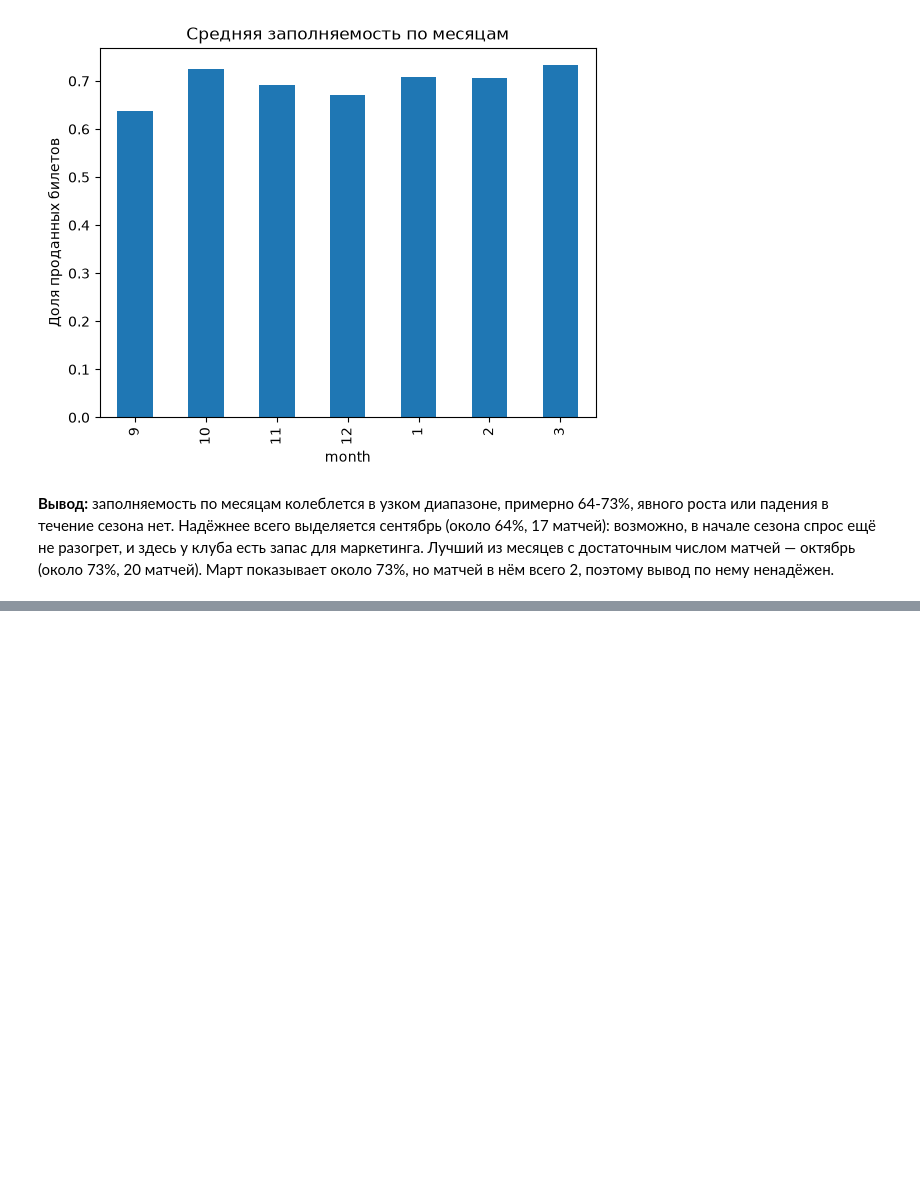
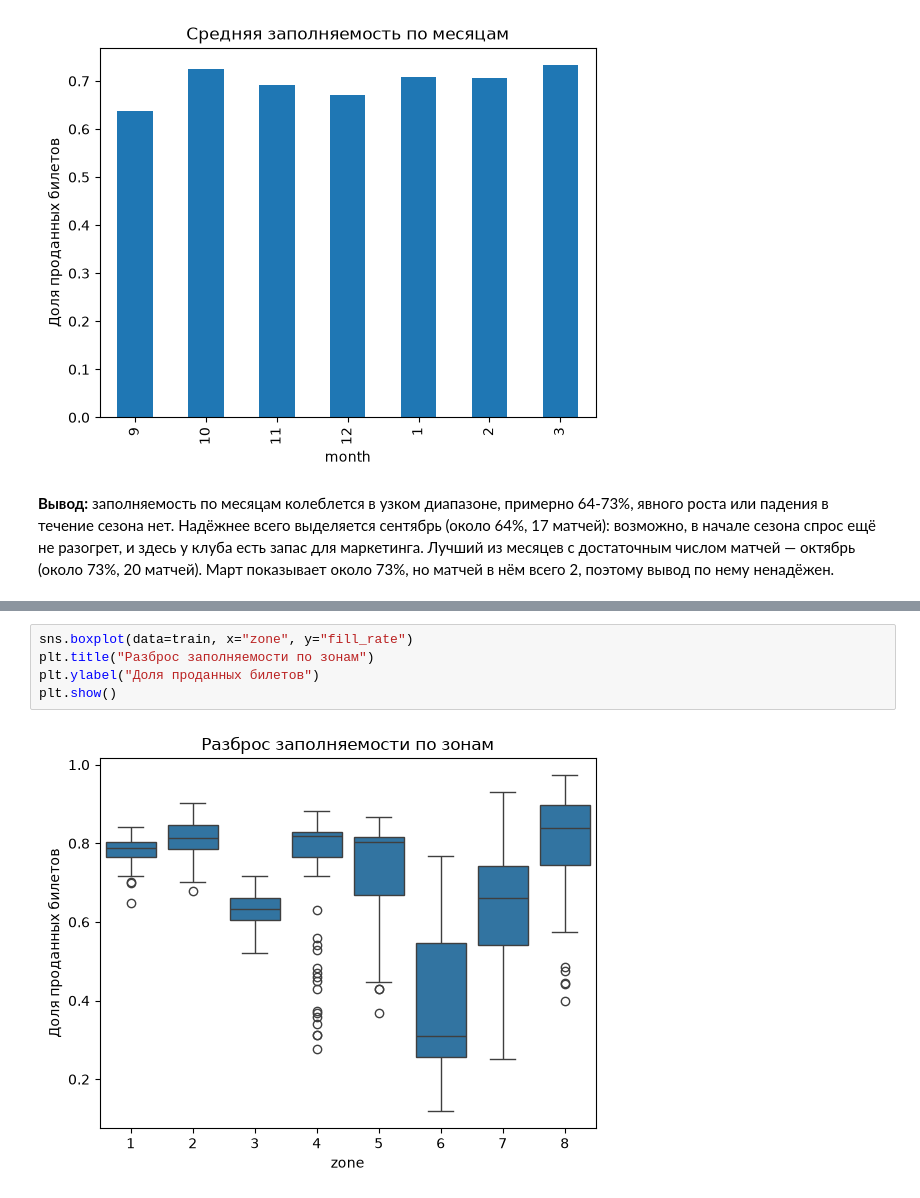
Before and after one commit to shertwg/datamatch-avangard, a Jupyter notebook: notebooks/01_eda.ipynb, the cells around one changed output, grey strips where cells are left out. Cells and saved outputs as stored; diff of their text form; blank space fills up the shorter version.

```diff
--- a/notebooks/01_eda.ipynb
+++ b/notebooks/01_eda.ipynb
@@ -114,0 +155,7 @@ plt.show()
+# %%
+sns.boxplot(data=train, x="zone", y="fill_rate")
+plt.title("Разброс заполняемости по зонам")
+plt.ylabel("Доля проданных билетов")
+plt.show()
+# %% [output]
+[figure, added]
```
Also changed, not shown: parts of 11 cells of this notebook.
